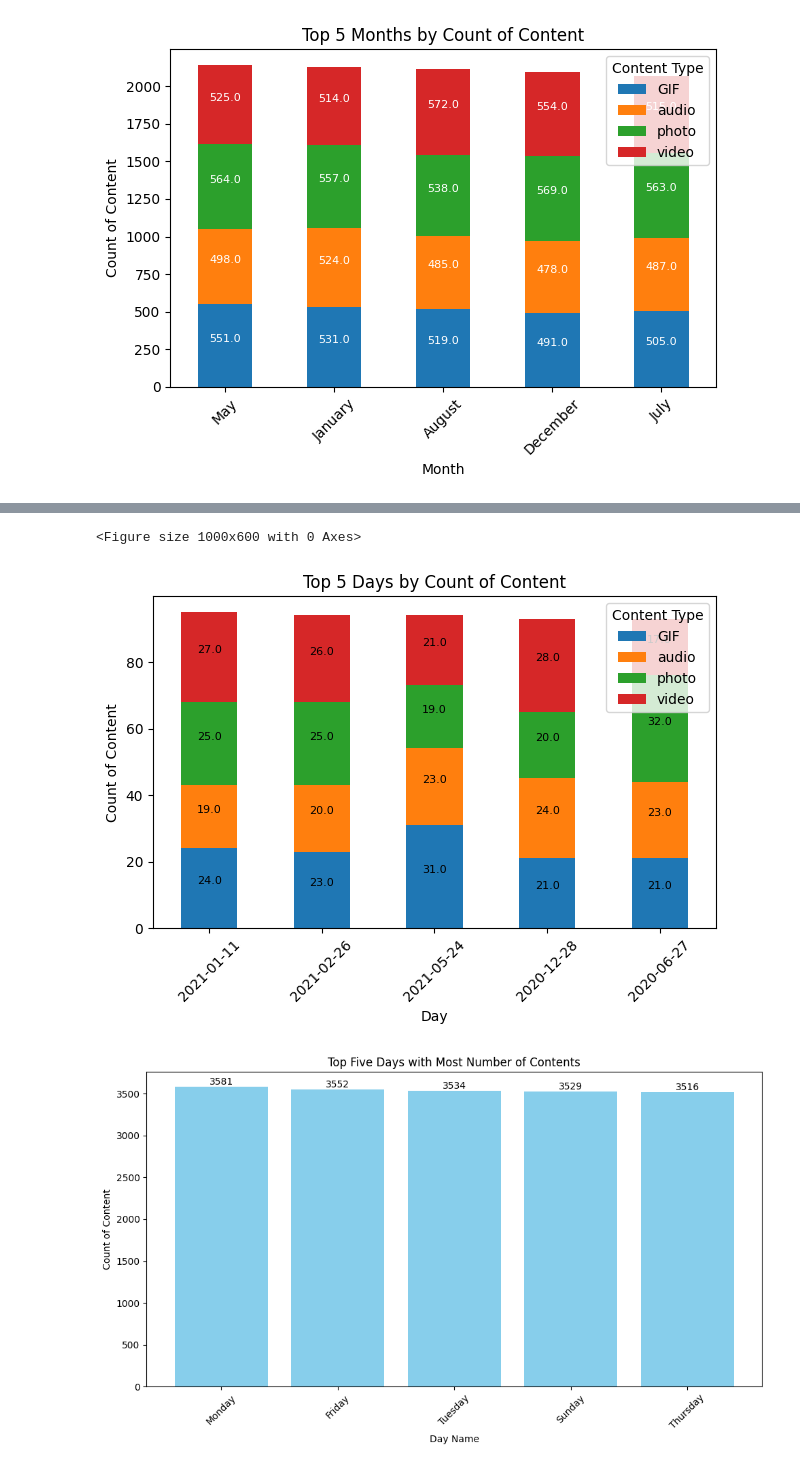
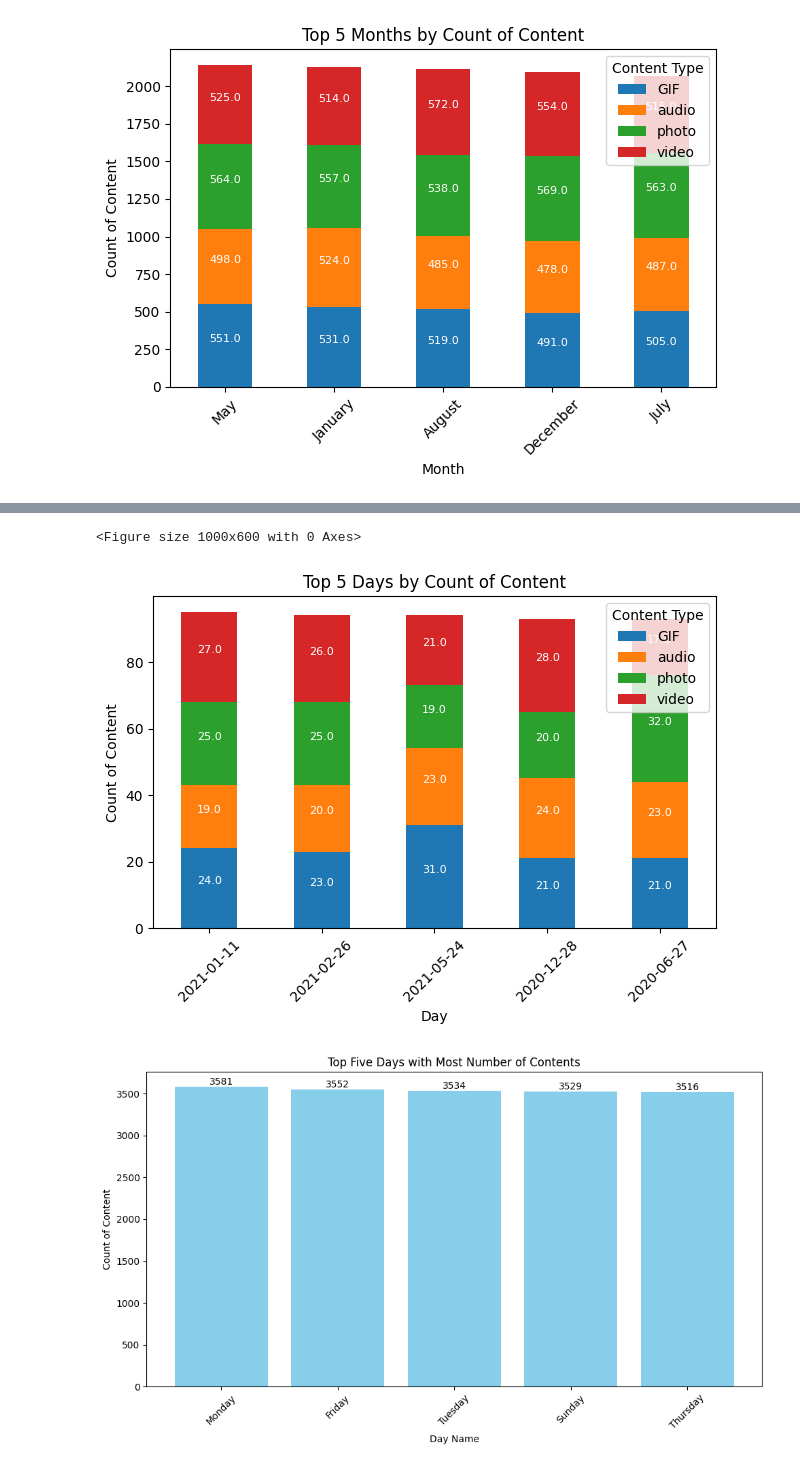
Before and after one commit to SurekhaBerlin/Accenture-Data-Analysis-Visualization, a Jupyter notebook: SocialBuzz.ipynb, the cells around one changed output, grey strips where cells are left out. Saved outputs shown, nothing was run; the diff lists cells and outputs as text; code cells hidden in the pictures.

```diff
--- a/SocialBuzz.ipynb
+++ b/SocialBuzz.ipynb
@@ -362,17 +362,20 @@ merged_df.head()
 | 3 | 9f737e0a-3cdd-4d29-9d24-753f4e3be810 | disgust | 2021-03-28 21:15:26 | beb1f34e-7870-46d6-9fc7-2e12eb83ce43 | photo | healthy eating | negative | 0 | 2021 | ... |
 | 4 | 230c4e4d-70c3-461d-b42c-ec09396efb3f | disgust | 2020-08-04 05:40:33 | a5c65404-5894-4b87-82f2-d787cbee86b4 | photo | healthy eating | negative | 0 | 2020 | ... |
 # %%
+# Group by month and content type, then count
+monthly_counts = merged_df.groupby(['Month_Name', 'Content_Type']).size().unstack(fill_value=0)
+
 # Calculate total count of content for each month
 monthly_counts['Total'] = monthly_counts.sum(axis=1)
 
 # Sort months based on total count of content in ascending order
-sorted_months = monthly_counts.sort_values(by='Total',ascending=False).index
+sorted_months = monthly_counts['Total'].sort_values(ascending=False).index
 
 # Reorder the monthly_counts DataFrame based on sorted months
 monthly_counts_sorted = monthly_counts.loc[sorted_months]
 
 # Plotting a bar chart
-plt.figure(figsize=(20, 40))
+plt.figure(figsize=(20, 10))  # Adjust figure size as needed
 monthly_counts_sorted.drop(columns='Total').plot(kind='bar', stacked=True)
 plt.xlabel('Month')
 plt.ylabel('Count of Content')
@@ -470,24 +473,24 @@ daily_counts_top = daily_counts.loc[top_days]
 # %%
 # Plotting a bar chart
 plt.figure(figsize=(10, 6))  # Adjust figure size as needed
 ax = daily_counts_top.drop(columns='Total').plot(kind='bar', stacked=True)
 
 # Annotate each bar with the respective value
 for p in ax.patches:
     width, height = p.get_width(), p.get_height()
     x, y = p.get_xy()
-    ax.annotate(f'{height}', (x + width/2, y + height/2), ha='center', va='center', fontsize=8, color='black', xytext=(0, 5), textcoords='offset points')
+    ax.annotate(f'{height}', (x + width/2, y + height/2), ha='center', va='center', fontsize=8, color='white', xytext=(0, 5), textcoords='offset points')
 
 plt.xlabel('Day')
 plt.ylabel('Count of Content')
 plt.title('Top 5 Days by Count of Content')
 plt.xticks(rotation=45)
 plt.legend(title='Content Type', loc='upper right')
 plt.tight_layout()  # Ensures labels are not cut off
 plt.show()
 # %% [output]
 <Figure size 1000x600 with 0 Axes>
-[figure, old version]
+[figure, new version]
 # %%
 
 # Convert 'Datetime' column to datetime type
```
Also changed, not shown: parts of 6 cells of this notebook.
